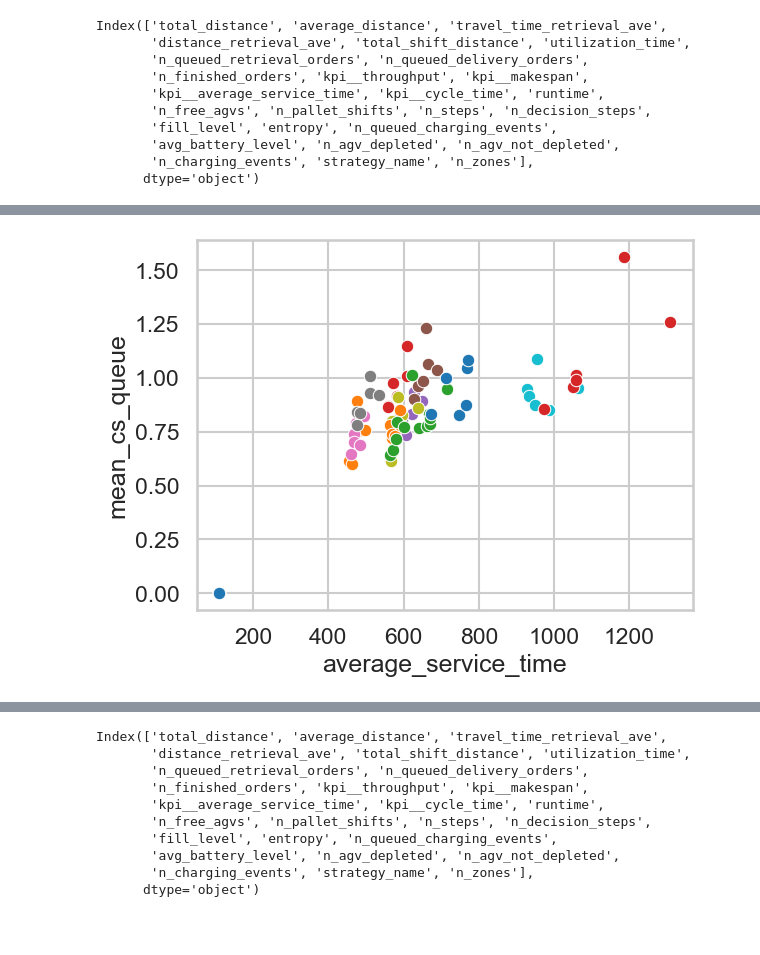
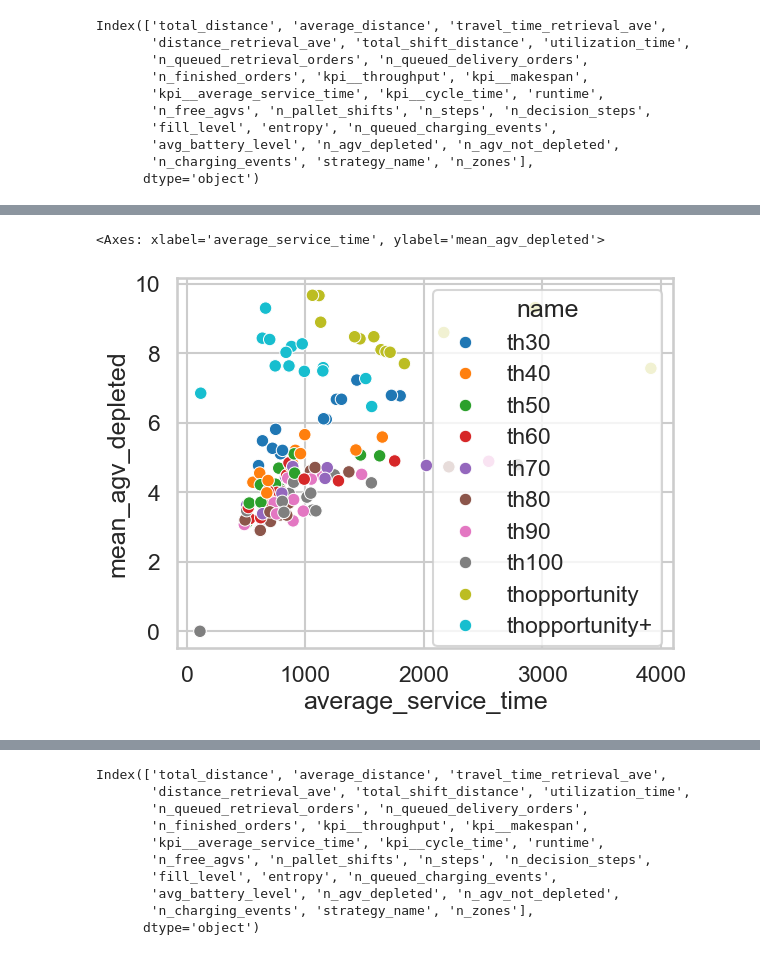
Before and after one commit to j4n1k/slapstack-battery-management, a Jupyter notebook: experiments/eval_charging_dispatching.ipynb, the cells around one changed output, grey strips where cells are left out. Saved outputs shown, nothing was run; the diff lists cells and outputs as text; code cells hidden in the pictures; blank space fills up the shorter version.

```diff
--- a/experiments/eval_charging_dispatching.ipynb
+++ b/experiments/eval_charging_dispatching.ipynb
@@ -696,0 +989,2 @@ Heuristic Service Time Ranks for partition 1:
+# %%
+flattened_list = [res_overview_df_d[df_key] for df_key in res_overview_df_d.keys()]
@@ -697,8 +1450,9 @@ Heuristic Service Time Ranks for partition 1:
 # %%
-for i in range(14):
-    sns.scatterplot(x="average_service_time", y="mean_cs_queue", data=res_overview_df_d[i])
+# for i in range(14):
+sns.scatterplot(x="average_service_time", y="mean_agv_depleted", data=pd.concat(flattened_list), hue="name")
 # %% [output]
+<Axes: xlabel='average_service_time', ylabel='mean_agv_depleted'>
-[figure, old version]
+[figure, new version]
 # %%
 res_paper_df
 # %% [output]
```
Also changed, not shown: parts of 82 cells of this notebook, 22 other files.
